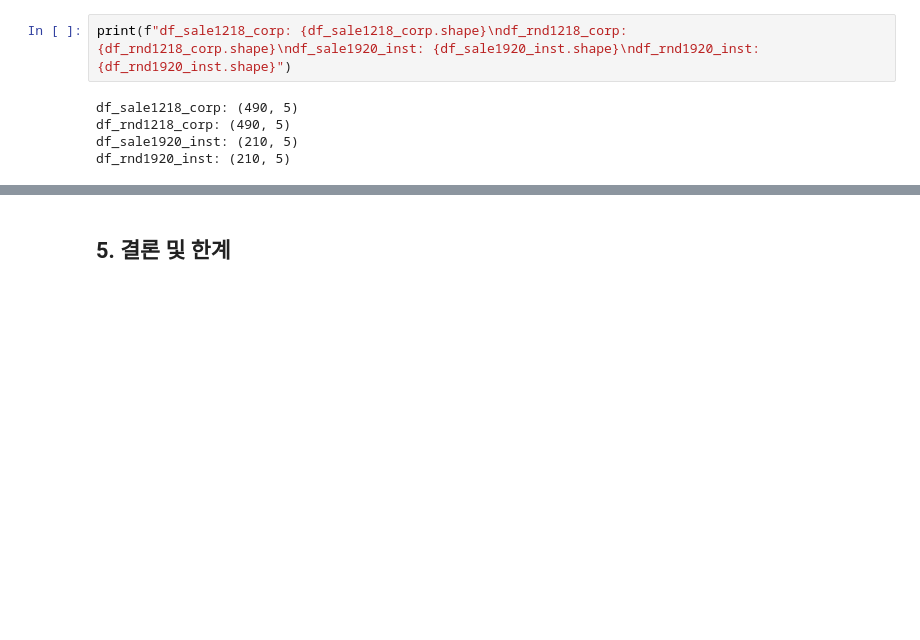
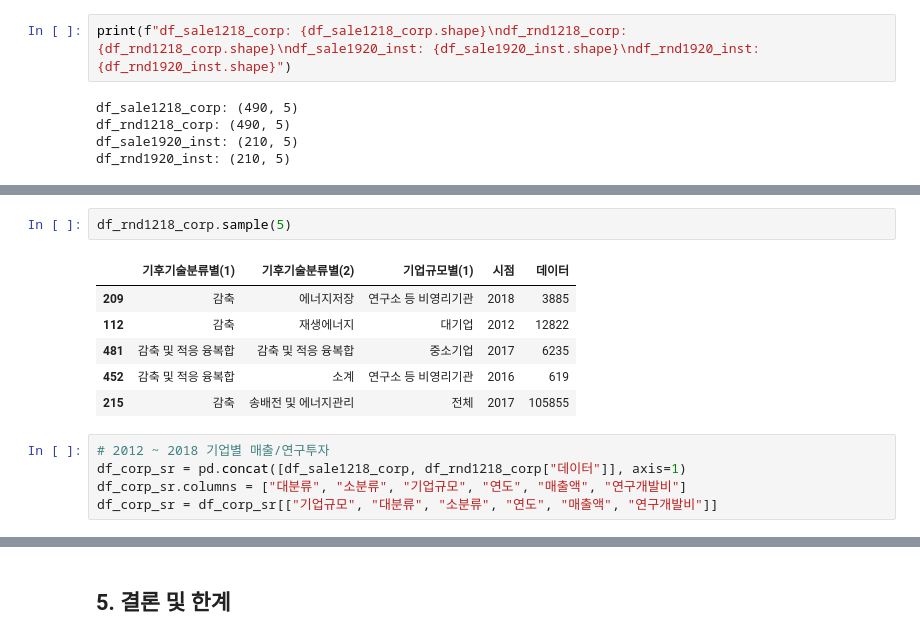
Before and after one commit to nuyhc/Mini_Project, a Jupyter notebook: 4. V_CTI_CN/v_cti_cn.ipynb, the cells around one changed output, grey strips where cells are left out. Drawn from its saved outputs; the diff is of its cells as text; blank space fills up the shorter version.

```diff
--- a/4. V_CTI_CN/v_cti_cn.ipynb
+++ b/4. V_CTI_CN/v_cti_cn.ipynb
@@ -515,0 +527,14 @@ df_rnd1920_inst: (210, 5)
+# %%
+df_rnd1218_corp.sample(5)
+# %% [output]
+|  | 기후기술분류별(1) | 기후기술분류별(2) | 기업규모별(1) | 시점 | 데이터 |
+| 209 | 감축 | 에너지저장 | 연구소 등 비영리기관 | 2018 | 3885 |
+| 112 | 감축 | 재생에너지 | 대기업 | 2012 | 12822 |
+| 481 | 감축 및 적응 융복합 | 감축 및 적응 융복합 | 중소기업 | 2017 | 6235 |
+| 452 | 감축 및 적응 융복합 | 소계 | 연구소 등 비영리기관 | 2016 | 619 |
+| 215 | 감축 | 송배전 및 에너지관리 | 전체 | 2017 | 105855 |
+# %%
+# 2012 ~ 2018 기업별 매출/연구투자
+df_corp_sr = pd.concat([df_sale1218_corp, df_rnd1218_corp["데이터"]], axis=1)
+df_corp_sr.columns = ["대분류", "소분류", "기업규모", "연도", "매출액", "연구개발비"]
+df_corp_sr = df_corp_sr[["기업규모", "대분류", "소분류", "연도", "매출액", "연구개발비"]]
```
Also changed, not shown: parts of 8 cells of this notebook.
